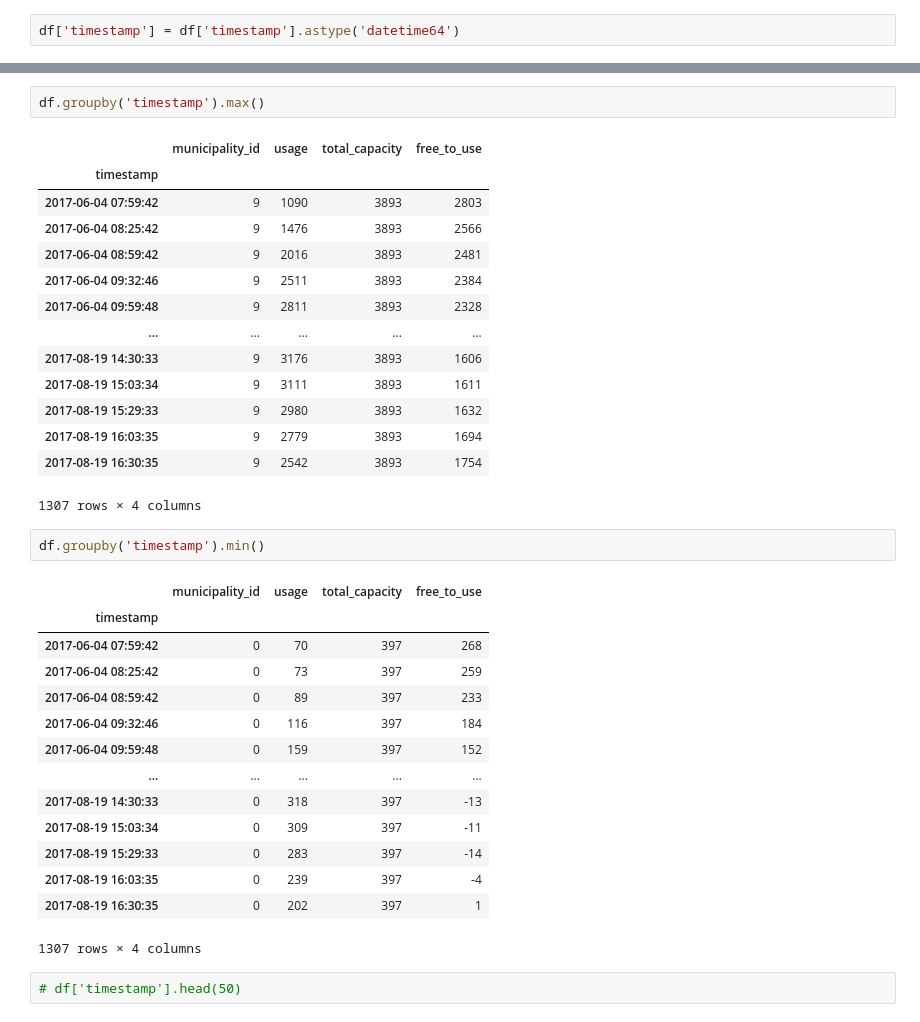
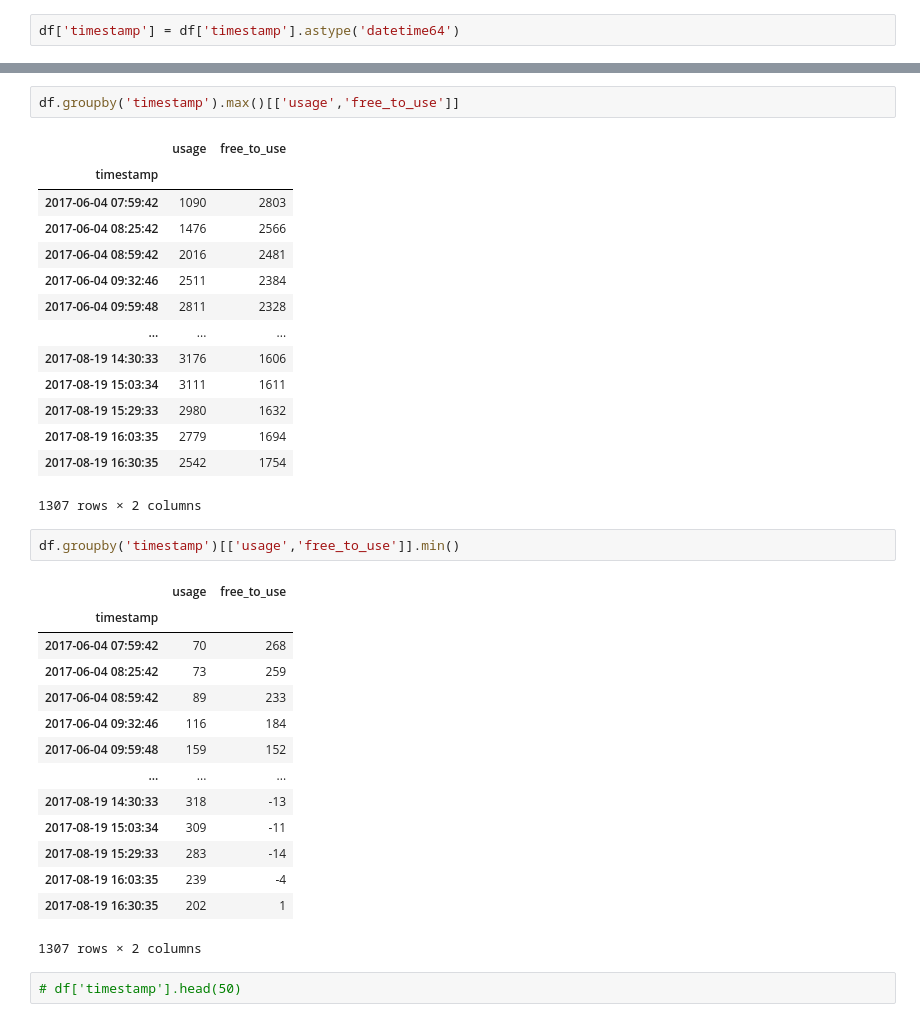
Before and after one commit to EmincanY/TimeSeriesModels-MunicipalityPredictions, a Jupyter notebook: Emincan_YILMAZ_interview.ipynb, the cells around one changed output, grey strips where cells are left out. Cells and saved outputs as stored; diff of their text form.

```diff
--- a/Emincan_YILMAZ_interview.ipynb
+++ b/Emincan_YILMAZ_interview.ipynb
@@ -225,37 +243,37 @@ memory usage: 510.7 KB
 # %%
-df.groupby('timestamp').max()
+df.groupby('timestamp').max()[['usage','free_to_use']]
 # %% [output]
-|  | municipality_id | usage | total_capacity | free_to_use |
-| timestamp |  |  |  |  |
-| 2017-06-04 07:59:42 | 9 | 1090 | 3893 | 2803 |
-| 2017-06-04 08:25:42 | 9 | 1476 | 3893 | 2566 |
-| 2017-06-04 08:59:42 | 9 | 2016 | 3893 | 2481 |
-| 2017-06-04 09:32:46 | 9 | 2511 | 3893 | 2384 |
-| 2017-06-04 09:59:48 | 9 | 2811 | 3893 | 2328 |
-| ... | ... | ... | ... | ... |
-| 2017-08-19 14:30:33 | 9 | 3176 | 3893 | 1606 |
-| 2017-08-19 15:03:34 | 9 | 3111 | 3893 | 1611 |
-| 2017-08-19 15:29:33 | 9 | 2980 | 3893 | 1632 |
-| 2017-08-19 16:03:35 | 9 | 2779 | 3893 | 1694 |
-| 2017-08-19 16:30:35 | 9 | 2542 | 3893 | 1754 |
+|  | usage | free_to_use |
+| timestamp |  |  |
+| 2017-06-04 07:59:42 | 1090 | 2803 |
+| 2017-06-04 08:25:42 | 1476 | 2566 |
+| 2017-06-04 08:59:42 | 2016 | 2481 |
+| 2017-06-04 09:32:46 | 2511 | 2384 |
+| 2017-06-04 09:59:48 | 2811 | 2328 |
+| ... | ... | ... |
+| 2017-08-19 14:30:33 | 3176 | 1606 |
+| 2017-08-19 15:03:34 | 3111 | 1611 |
+| 2017-08-19 15:29:33 | 2980 | 1632 |
+| 2017-08-19 16:03:35 | 2779 | 1694 |
+| 2017-08-19 16:30:35 | 2542 | 1754 |
-1307 rows × 4 columns
+1307 rows × 2 columns
 # %%
-df.groupby('timestamp').min()
+df.groupby('timestamp')[['usage','free_to_use']].min()
 # %% [output]
-|  | municipality_id | usage | total_capacity | free_to_use |
-| timestamp |  |  |  |  |
-| 2017-06-04 07:59:42 | 0 | 70 | 397 | 268 |
-| 2017-06-04 08:25:42 | 0 | 73 | 397 | 259 |
-| 2017-06-04 08:59:42 | 0 | 89 | 397 | 233 |
-| 2017-06-04 09:32:46 | 0 | 116 | 397 | 184 |
-| 2017-06-04 09:59:48 | 0 | 159 | 397 | 152 |
-| ... | ... | ... | ... | ... |
-| 2017-08-19 14:30:33 | 0 | 318 | 397 | -13 |
-| 2017-08-19 15:03:34 | 0 | 309 | 397 | -11 |
-| 2017-08-19 15:29:33 | 0 | 283 | 397 | -14 |
-| 2017-08-19 16:03:35 | 0 | 239 | 397 | -4 |
-| 2017-08-19 16:30:35 | 0 | 202 | 397 | 1 |
+|  | usage | free_to_use |
+| timestamp |  |  |
+| 2017-06-04 07:59:42 | 70 | 268 |
+| 2017-06-04 08:25:42 | 73 | 259 |
+| 2017-06-04 08:59:42 | 89 | 233 |
+| 2017-06-04 09:32:46 | 116 | 184 |
+| 2017-06-04 09:59:48 | 159 | 152 |
+| ... | ... | ... |
+| 2017-08-19 14:30:33 | 318 | -13 |
+| 2017-08-19 15:03:34 | 309 | -11 |
+| 2017-08-19 15:29:33 | 283 | -14 |
+| 2017-08-19 16:03:35 | 239 | -4 |
+| 2017-08-19 16:30:35 | 202 | 1 |
-1307 rows × 4 columns
+1307 rows × 2 columns
 # %%
 # df['timestamp'].head(50)
 # %%
```
Also changed, not shown: parts of 29 cells of this notebook.
